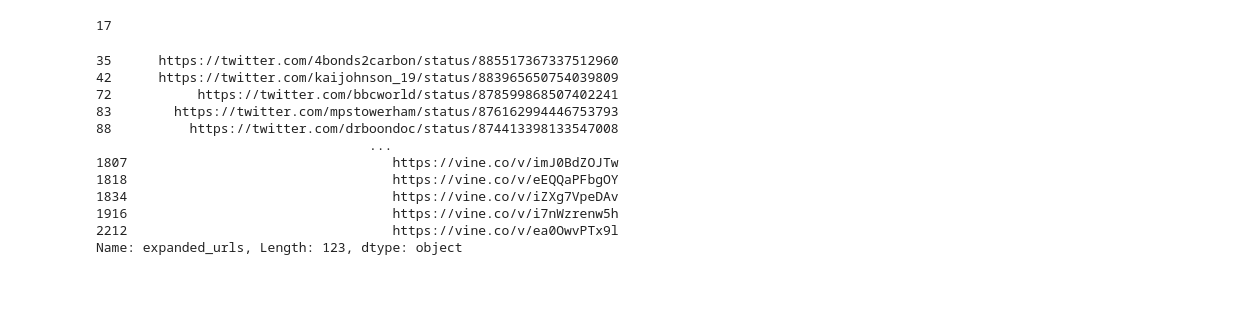
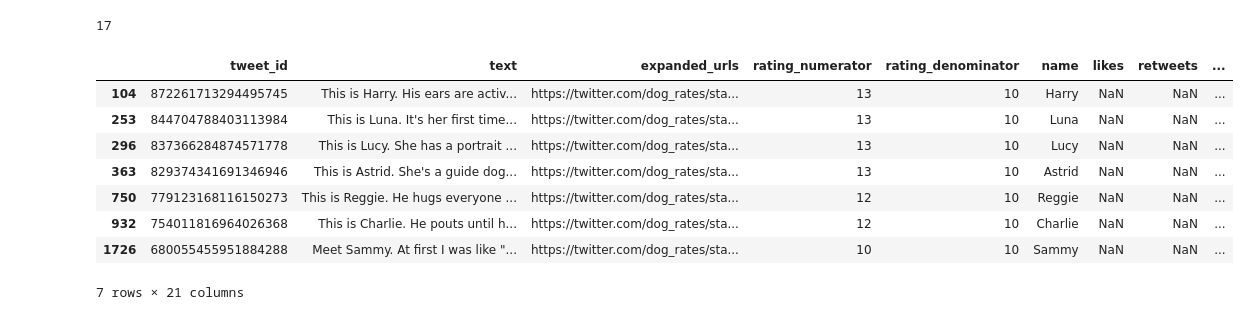
Before and after one commit to Miles-Murphy/data_wrangling_final_project, a Jupyter notebook: wrangle_act.ipynb, the cells around one changed output. Cells and saved outputs as stored; diff of their text form; code cells hidden in the pictures; blank space fills up the shorter version.

Commit message:
Removed remaining rows which did not have image_prediction data or likes/retweets

```diff
--- a/wrangle_act.ipynb
+++ b/wrangle_act.ipynb
@@ -1152,0 +1190,3 @@ memory usage: 359.9+ KB
+# %%
+no_images = twitter_archive_clean[twitter_archive_clean.p1.isnull()].index
+no_images
@@ -1152,0 +1198,2 @@ memory usage: 359.9+ KB
+# %%
+twitter_archive_clean.drop(no_images, inplace=True)
@@ -1152,0 +1230,3 @@ memory usage: 359.9+ KB
+# %%
+nolikes = twitter_archive_clean[twitter_archive_clean.likes.isnull()].index
+nolikes
@@ -1152,0 +1235,2 @@ memory usage: 359.9+ KB
+# %%
+twitter_archive_clean.drop(nolikes, inplace=True)
@@ -1157,17 +1269,14 @@ twitter_archive_clean[twitter_archive_clean['rating_denominator'] != 10].tweet_i
 # %% [output]
 17
 # %%
-twitter_archive_clean[twitter_archive_clean.p1.isnull()].expanded_urls
+twitter_archive_clean[twitter_archive_clean.likes.isnull()]
 # %% [output]
+|  | tweet_id | text | expanded_urls | rating_numerator | rating_denominator | name | likes | retweets | ... |
+| 104 | 872261713294495745 | This is Harry. His ears are activ... | https://twitter.com/dog_rates/sta... | 13 | 10 | Harry | NaN | NaN | ... |
+| 253 | 844704788403113984 | This is Luna. It's her first time... | https://twitter.com/dog_rates/sta... | 13 | 10 | Luna | NaN | NaN | ... |
+| 296 | 837366284874571778 | This is Lucy. She has a portrait ... | https://twitter.com/dog_rates/sta... | 13 | 10 | Lucy | NaN | NaN | ... |
+| 363 | 829374341691346946 | This is Astrid. She's a guide dog... | https://twitter.com/dog_rates/sta... | 13 | 10 | Astrid | NaN | NaN | ... |
+| 750 | 779123168116150273 | This is Reggie. He hugs everyone ... | https://twitter.com/dog_rates/sta... | 12 | 10 | Reggie | NaN | NaN | ... |
+| 932 | 754011816964026368 | This is Charlie. He pouts until h... | https://twitter.com/dog_rates/sta... | 12 | 10 | Charlie | NaN | NaN | ... |
+| 1726 | 680055455951884288 | Meet Sammy. At first I was like "... | https://twitter.com/dog_rates/sta... | 10 | 10 | Sammy | NaN | NaN | ... |
-35      https://twitter.com/4bonds2carbon/status/885517367337512960
-42      https://twitter.com/kaijohnson_19/status/883965650754039809
-72           https://twitter.com/bbcworld/status/878599868507402241
-83        https://twitter.com/mpstowerham/status/876162994446753793
-88          https://twitter.com/drboondoc/status/874413398133547008
-                                   ...
-1807                                  https://vine.co/v/imJ0BdZOJTw
-1818                                  https://vine.co/v/eEQQaPFbgOY
-1834                                  https://vine.co/v/iZXg7VpeDAv
-1916                                  https://vine.co/v/i7nWzrenw5h
-2212                                  https://vine.co/v/ea0OwvPTx9l
-Name: expanded_urls, Length: 123, dtype: object
+7 rows × 21 columns
```
Also changed, not shown: parts of 51 cells of this notebook.
